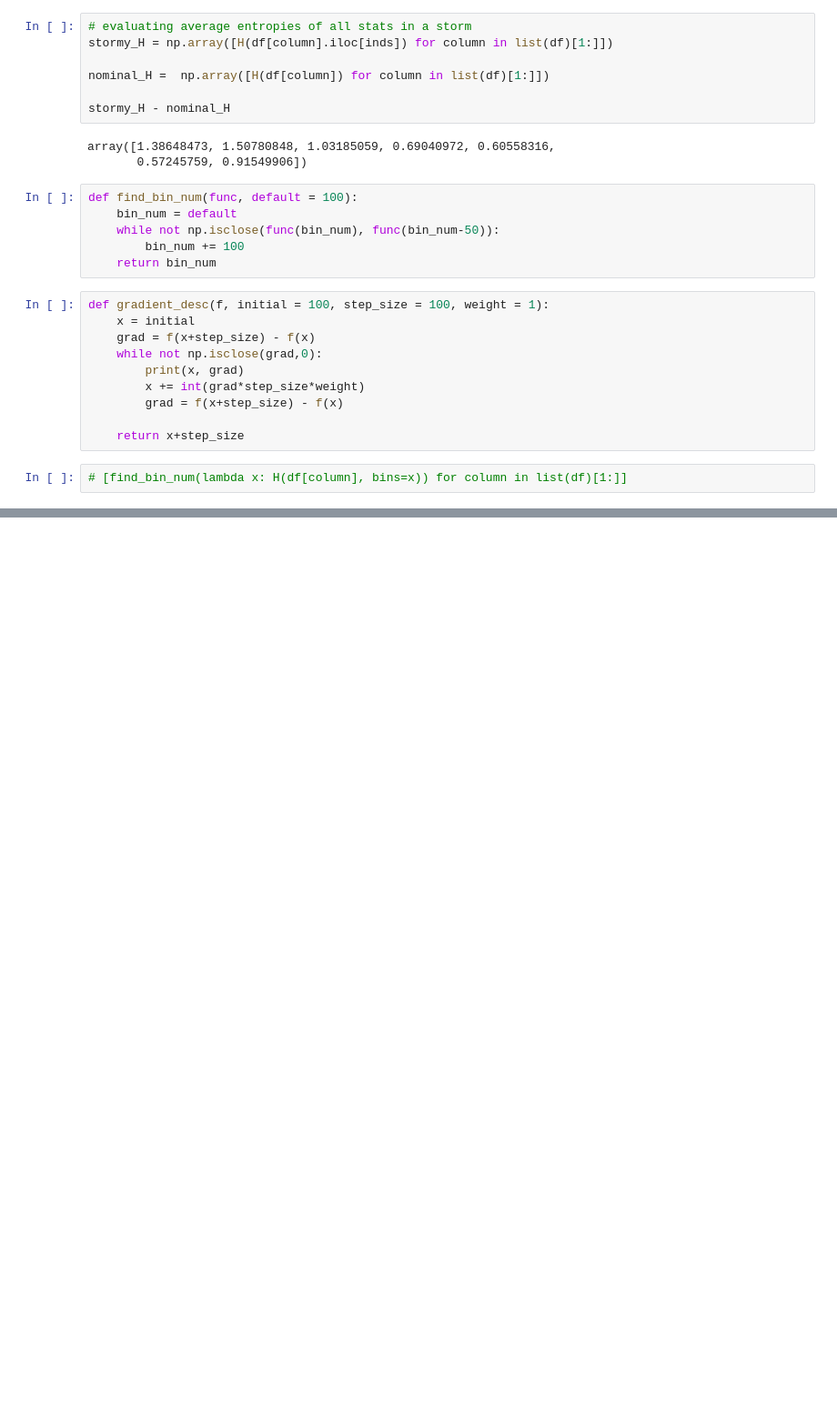
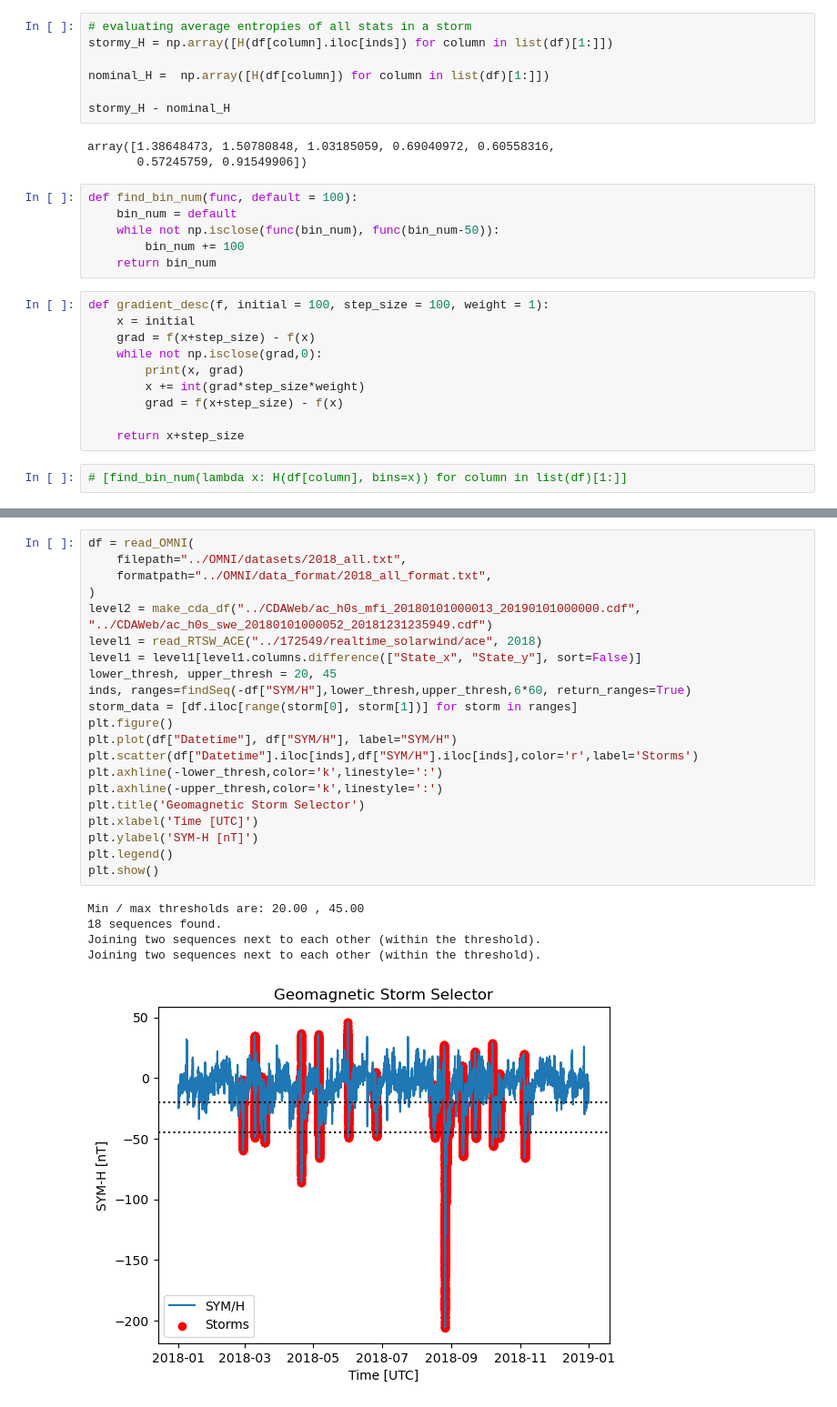
Before and after one commit to Sat-Nav/UROP2024, a Jupyter notebook: src/tests.ipynb, the cells around one changed output, grey strips where cells are left out. Shown at 91% size. Drawn from its saved outputs; the diff is of its cells as text; blank space fills up the shorter version.

```diff
--- a/src/tests.ipynb
+++ b/src/tests.ipynb
@@ -258,0 +289,27 @@ times[max_MI_pos], max_MI
+# %%
+df = read_OMNI(
+    filepath="../OMNI/datasets/2018_all.txt",
+    formatpath="../OMNI/data_format/2018_all_format.txt",
+)
+level2 = make_cda_df("../CDAWeb/ac_h0s_mfi_20180101000013_20190101000000.cdf", "../CDAWeb/ac_h0s_swe_20180101000052_20181231235949.cdf")
+level1 = read_RTSW_ACE("../172549/realtime_solarwind/ace", 2018)
+level1 = level1[level1.columns.difference(["State_x", "State_y"], sort=False)]
+lower_thresh, upper_thresh = 20, 45
+inds, ranges=findSeq(-df["SYM/H"],lower_thresh,upper_thresh,6*60, return_ranges=True)
+storm_data = [df.iloc[range(storm[0], storm[1])] for storm in ranges]
+plt.figure()
+plt.plot(df["Datetime"], df["SYM/H"], label="SYM/H")
+plt.scatter(df["Datetime"].iloc[inds],df["SYM/H"].iloc[inds],color='r',label='Storms')
+plt.axhline(-lower_thresh,color='k',linestyle=':')
+plt.axhline(-upper_thresh,color='k',linestyle=':')
+plt.title('Geomagnetic Storm Selector')
+plt.xlabel('Time [UTC]')
+plt.ylabel('SYM-H [nT]')
+plt.legend()
+plt.show()
+# %% [output]
+Min / max thresholds are: 20.00 , 45.00
+18 sequences found.
+Joining two sequences next to each other (within the threshold).
+Joining two sequences next to each other (within the threshold).
+[figure, added]
```
Also changed, not shown: parts of 18 cells of this notebook, 10 other files.
